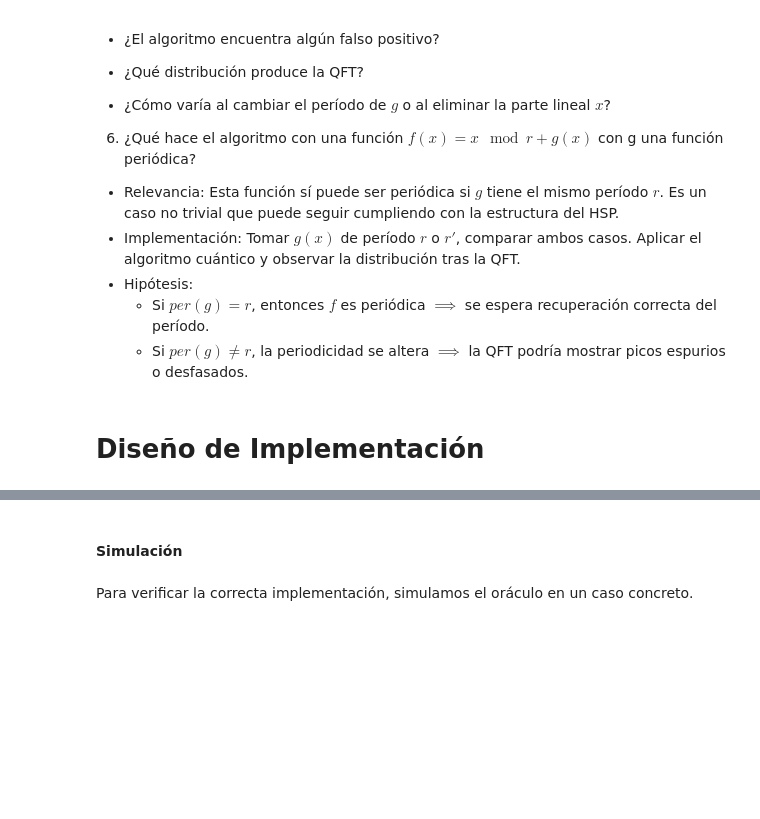
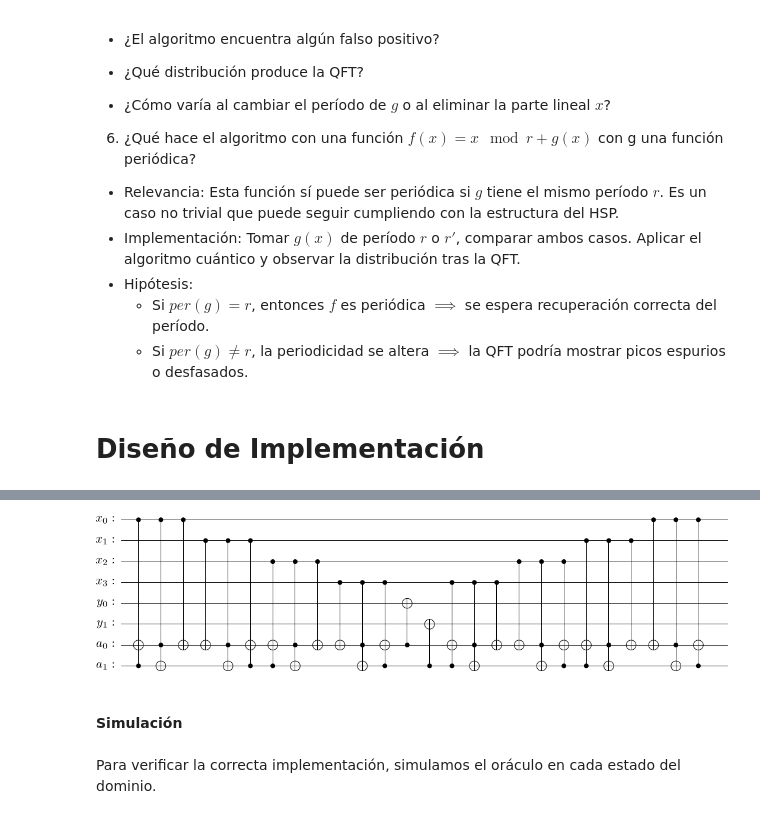
Before and after one commit to Mauro1642/InformacionCuantica, a Jupyter notebook: QuantumPeriodFinding.ipynb, the cells around one changed output, grey strips where cells are left out. Drawn from its saved outputs; the diff is of its cells as text; code cells hidden in the pictures; blank space fills up the shorter version.

```diff
--- a/QuantumPeriodFinding.ipynb
+++ b/QuantumPeriodFinding.ipynb
@@ -457,4 +416,60 @@ Podemos simular el comportamiento de un multiplexor: según el estado de entrada
+# %%
+from qiskit import QuantumCircuit, QuantumRegister, ClassicalRegister, transpile
+from qiskit_aer import AerSimulator
+
+
+def build_mod3_oracle(visualize=False):
+    # Definir registros cuánticos
+    qr_x = QuantumRegister(4, 'x')  # Registro de entrada (4 qubits)
+    qr_y = QuantumRegister(2, 'y')  # Registro de salida (2 qubits)
+    qr_a = QuantumRegister(2, 'a')  # Registro auxiliar (2 qubits)
+    qc = QuantumCircuit(qr_x, qr_y, qr_a, name='Mod3_Oracle')
+
+    # ----Cálculo acumulativo sobre a
+
+    # x0 (par): SUMA1 controlada
+    _controlled_suma1(qc, qr_x[0], qr_a[1], qr_a[0])
+    # x1 (impar): SUMA2 controlada
+    _controlled_suma2(qc, qr_x[1], qr_a[1], qr_a[0])
+    # x2 (par): SUMA1 controlada
+    _controlled_suma1(qc, qr_x[2], qr_a[1], qr_a[0])
+    # x3 (impar): SUMA2 controlada
+    _controlled_suma2(qc, qr_x[3], qr_a[1], qr_a[0])
+
+    # ----Copiar resultado a y
+    qc.cx(qr_a[0], qr_y[0])
+    qc.cx(qr_a[1], qr_y[1])
+
+    # ----Limpieza (operación inversa)
+    # x3 (inverso de SUMA2 = SUMA1 controlada)
+    _controlled_suma1(qc, qr_x[3], qr_a[1], qr_a[0])
+    # x2 (inverso de SUMA1 = SUMA2 controlada)
+    _controlled_suma2(qc, qr_x[2], qr_a[1], qr_a[0])
+    # x1 (inverso de SUMA2 = SUMA1 controlada)
+    _controlled_suma1(qc, qr_x[1], qr_a[1], qr_a[0])
+    # x0 (inverso de SUMA1 = SUMA2 controlada)
+    _controlled_suma2(qc, qr_x[0], qr_a[1], qr_a[0])
+
+    if(visualize is True):
+        return qc.draw('latex'), qc
+    return qc
+
+# Operación SUMA1 controlada: +1 mod 3
+def _controlled_suma1(qc, control, a1, a0):
+    qc.ccx(control, a1, a0)
+    qc.ccx(control, a0, a1)
+    qc.cx(control, a0)
+
+# Operación SUMA2 controlada: +2 mod 3
+def _controlled_suma2(qc, control, a1, a0):
+    qc.cx(control, a0)
+    qc.ccx(control, a0, a1)
+    qc.ccx(control, a1, a0)
+
+mod3_oracle(True)[0]
+# %% [output]
+[figure, added]
 # %% [markdown]
 #### Simulación
 # %% [markdown]
-Para verificar la correcta implementación, simulamos el oráculo en un caso concreto.
+Para verificar la correcta implementación, simulamos el oráculo en cada estado del dominio.
```
Also changed, not shown: parts of 20 cells of this notebook.
